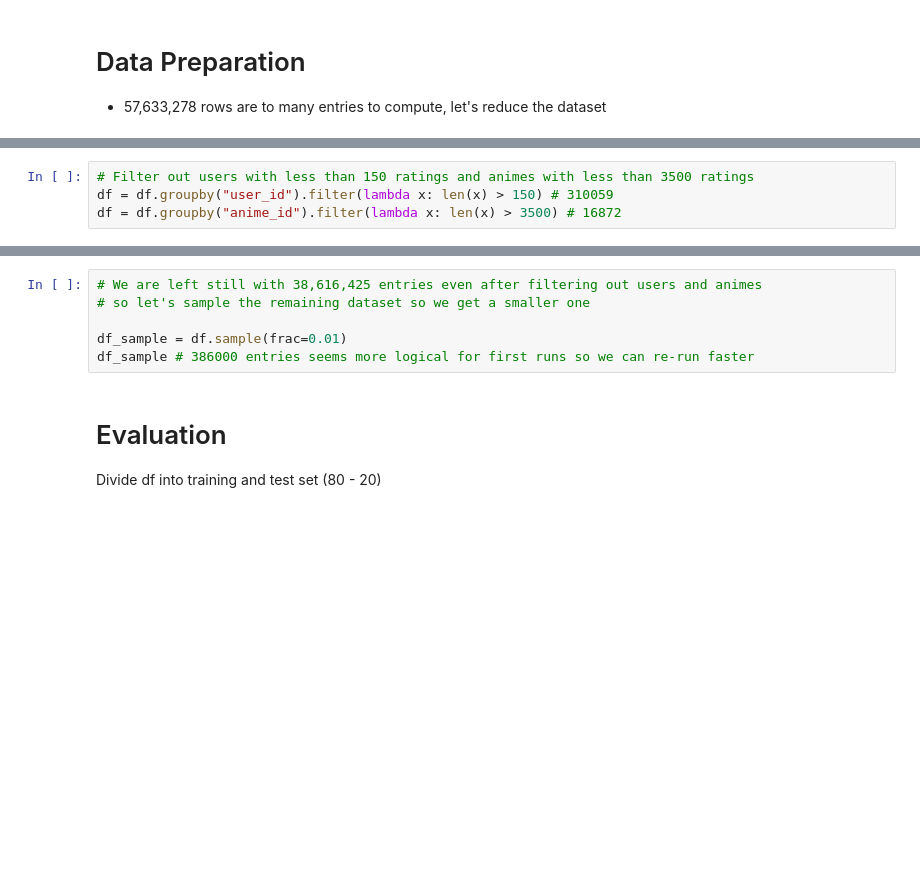
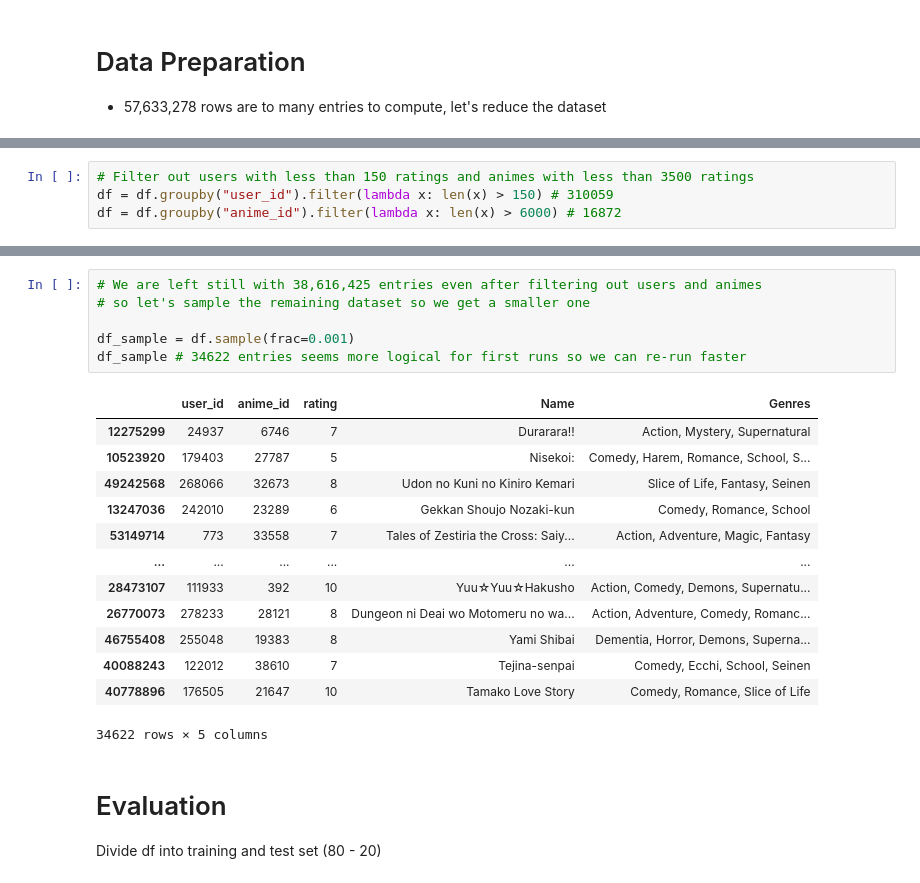
Before and after one commit to JoaoRodrigo99/AI---DM-ML, a Jupyter notebook: JR/anime_ratings__RS_101.ipynb, the cells around one changed output, grey strips where cells are left out. Saved outputs shown, nothing was run; the diff lists cells and outputs as text; blank space fills up the shorter version.

```diff
--- a/JR/anime_ratings__RS_101.ipynb
+++ b/JR/anime_ratings__RS_101.ipynb
@@ -46,7 +116,7 @@ df["anime_id"].value_counts()
 # %%
 # Filter out users with less than 150 ratings and animes with less than 3500 ratings
 df = df.groupby("user_id").filter(lambda x: len(x) > 150) # 310059
-df = df.groupby("anime_id").filter(lambda x: len(x) > 3500) # 16872
+df = df.groupby("anime_id").filter(lambda x: len(x) > 6000) # 16872
 # %%
 df.info()
 # User ratings
@@ -62,9 +150,23 @@ print(df["anime_id"].value_counts())
 # %%
 # We are left still with 38,616,425 entries even after filtering out users and animes
 # so let's sample the remaining dataset so we get a smaller one
 
-df_sample = df.sample(frac=0.01)
-df_sample # 386000 entries seems more logical for first runs so we can re-run faster
+df_sample = df.sample(frac=0.001)
+df_sample # 34622 entries seems more logical for first runs so we can re-run faster
+# %% [output]
+|  | user_id | anime_id | rating | Name | Genres |
+| 12275299 | 24937 | 6746 | 7 | Durarara!! | Action, Mystery, Supernatural |
+| 10523920 | 179403 | 27787 | 5 | Nisekoi: | Comedy, Harem, Romance, School, S... |
+| 49242568 | 268066 | 32673 | 8 | Udon no Kuni no Kiniro Kemari | Slice of Life, Fantasy, Seinen |
+| 13247036 | 242010 | 23289 | 6 | Gekkan Shoujo Nozaki-kun | Comedy, Romance, School |
+| 53149714 | 773 | 33558 | 7 | Tales of Zestiria the Cross: Saiy... | Action, Adventure, Magic, Fantasy |
+| ... | ... | ... | ... | ... | ... |
+| 28473107 | 111933 | 392 | 10 | Yuu☆Yuu☆Hakusho | Action, Comedy, Demons, Supernatu... |
+| 26770073 | 278233 | 28121 | 8 | Dungeon ni Deai wo Motomeru no wa... | Action, Adventure, Comedy, Romanc... |
+| 46755408 | 255048 | 19383 | 8 | Yami Shibai | Dementia, Horror, Demons, Superna... |
+| 40088243 | 122012 | 38610 | 7 | Tejina-senpai | Comedy, Ecchi, School, Seinen |
+| 40778896 | 176505 | 21647 | 10 | Tamako Love Story | Comedy, Romance, Slice of Life |
+34622 rows × 5 columns
 # %% [markdown]
 # Evaluation
 Divide df into training and test set (80 - 20)
```
Also changed, not shown: parts of 11 cells of this notebook, 1 other file.
